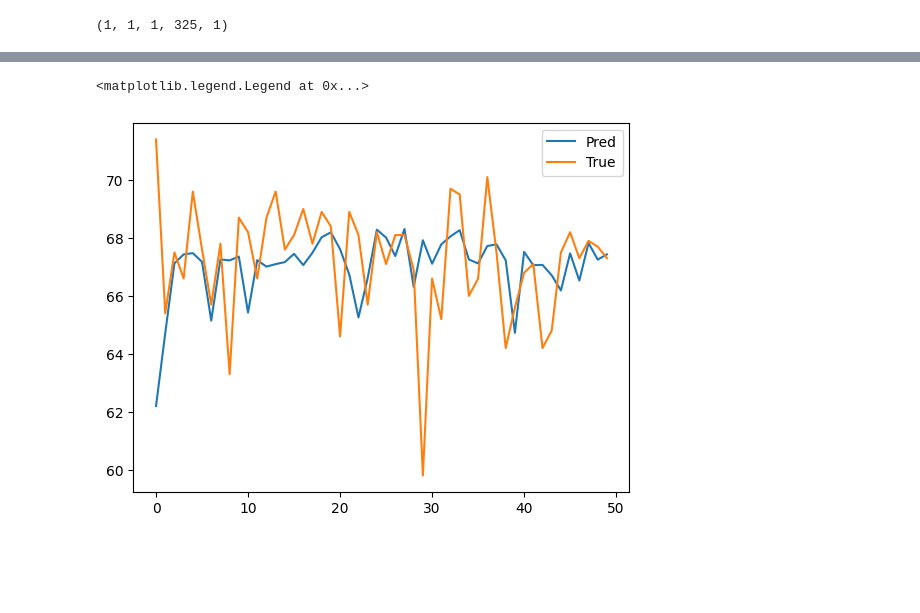
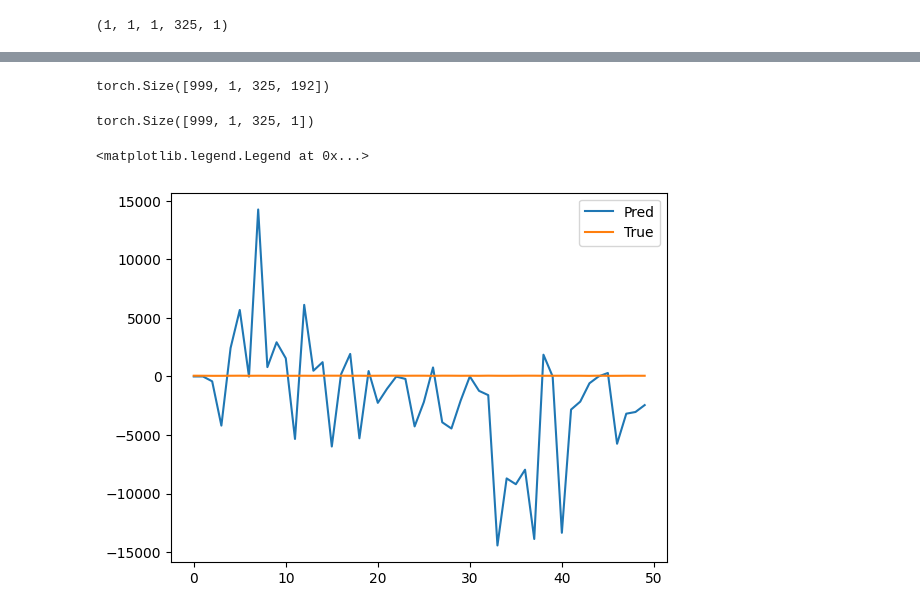
Before and after one commit to PaulMagos/MCS_Thesis, a Jupyter notebook: GenerateTS.ipynb, the cells around one changed output, grey strips where cells are left out. Cells and saved outputs as stored; diff of their text form; code cells hidden in the pictures; blank space fills up the shorter version.

```diff
--- a/GenerateTS.ipynb
+++ b/GenerateTS.ipynb
@@ -34,20 +34,18 @@ adj = dataset.get_connectivity(**{'method': 'distance',
 })
 
 # instantiate dataset
-torch_dataset = SpatioTemporalDataset(target=dataset.dataframe(),
+torch_dataset = SpatioTemporalDataset(target=dataset.dataframe()[-10000:],
                                     covariates=None,
                                     connectivity=adj,
                                     window=1,
                                     stride=1)
 
-scalers = {'target': StandardScaler(axis=(0, 1))}
 dm = SpatioTemporalDataModule(
     dataset=torch_dataset,
-    scalers=scalers,
     splitter=dataset.get_splitter(**{'val_len': 0.2, 'test_len': 0.1}),
-    batch_size=32,
+    batch_size=1,
     workers=32)
-dm.setup(stage='fit')
+dm.setup(stage='test')
 
 # if cfg.get('in_sample', False):
 dm.trainset = list(range(len(torch_dataset)))
@@ -93,7 +91,7 @@ early_stop_callback = EarlyStopping(monitor='val_loss',
                                         mode='min')
 
 checkpoint_callback = ModelCheckpoint(
-    dirpath='logs/generation/grgn/',
+    dirpath='logs/generation/grgn1/',
     filename='best-model-{epoch:02d}-{val_loss:.4f}',
     save_top_k=1,
     monitor='val_loss',
@@ -102,7 +100,7 @@ checkpoint_callback = ModelCheckpoint(
 
 trainer = Trainer(
     max_epochs=500,
-    default_root_dir='logs/generation/grgn/',
+    default_root_dir='logs/generation/grgn1/',
     logger=exp_logger,
     accelerator='cpu',
     devices=1,
@@ -180,7 +148,6 @@ pred = scalers['target'].transform(y_hat)
 # %%
 out = y_hat[..., :(1 + 2) * 32]
 out = torch.tensor(out)
-out = scalers['target'].transform(out)
 D = out.shape[-1] // 32 - 2
 
 means = out[..., :32*D]
@@ -188,5 +155,4 @@ stds  = out[..., 32*D:32 * (D+1)]
 weights = out[..., 32*(D+1):]
 
 pred = weights * torch.normal(means, stds)
-pred = torch.sum(pred, dim=-1)
-pred = scalers['target'].inverse_transform(pred)
+pred = torch.mean(pred, dim=-1)
@@ -196,10 +159,19 @@ stds2 = stds * weights
+# %%
+y_hat.shape
+# %% [output]
+torch.Size([999, 1, 325, 192])
+# %%
+y_true.shape
+# %% [output]
+torch.Size([999, 1, 325, 1])
 # %%
-plt.plot(pred[300][0][:50], label='Pred')
-plt.plot(y_true[300][0][:50], label='True')
+
+plt.plot(pred[1][0][:50], label='Pred')
+plt.plot(y_true[1][0][:50], label='True')
 plt.legend()
 # %% [output]
 <matplotlib.legend.Legend at 0x...>
-[figure, old version]
+[figure, new version]
 # %%
 device = torch.device('mps')
 
```
Also changed, not shown: parts of 5 cells of this notebook, 23 other files.
